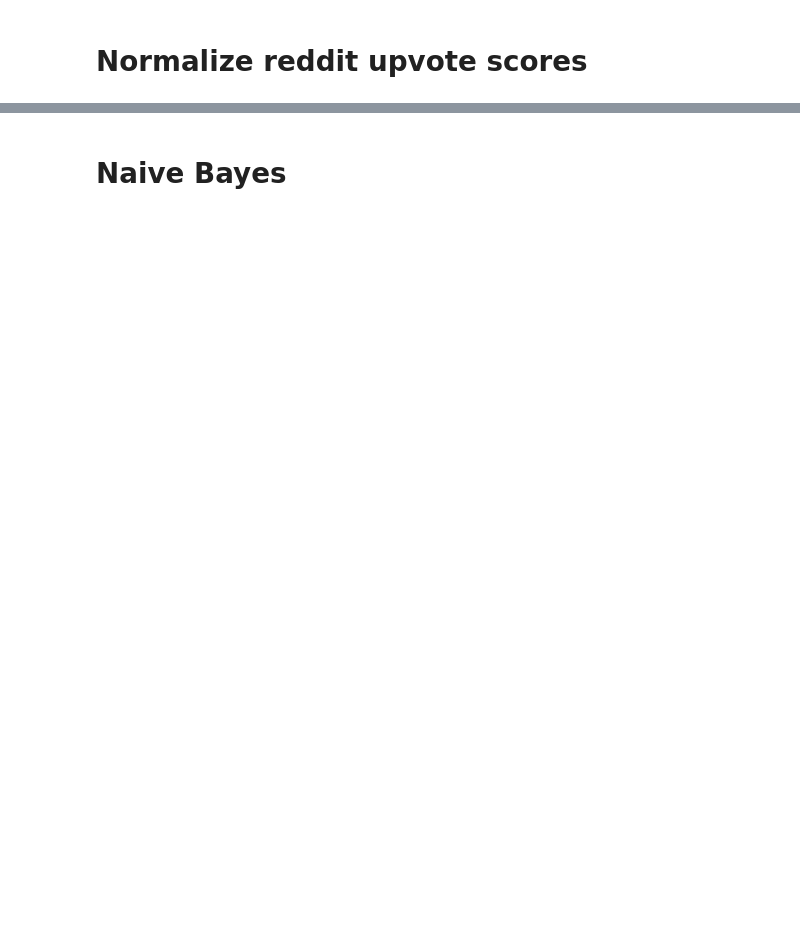
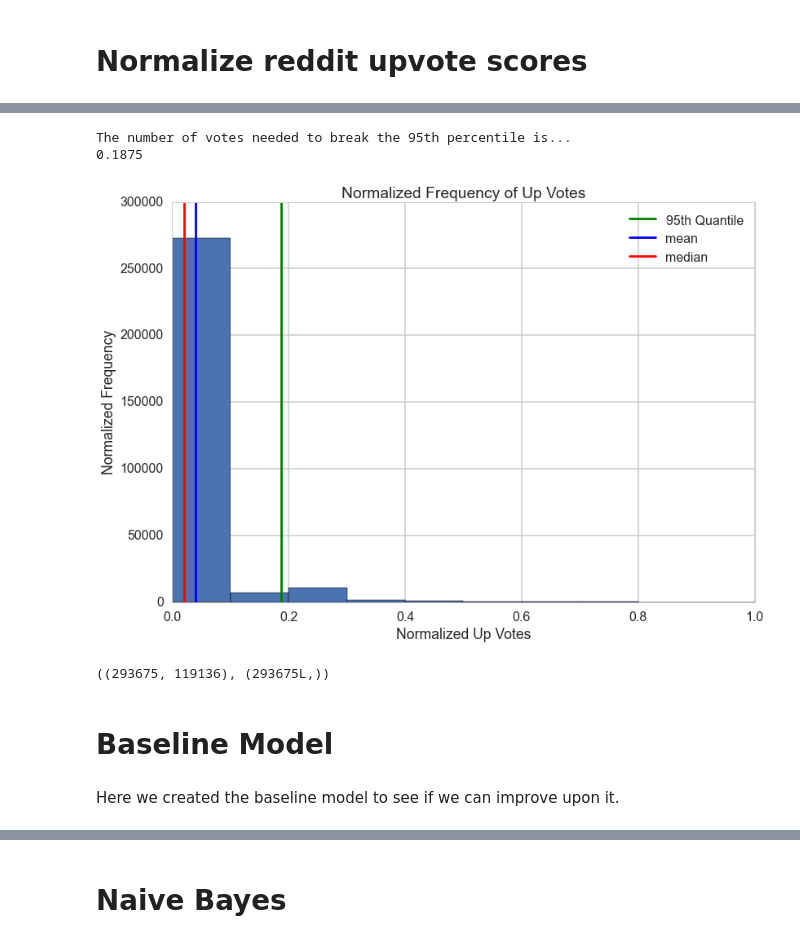
Before and after one commit to UKeeeM/CS109-Project-, a Jupyter notebook: Model.ipynb, the cells around one changed output, grey strips where cells are left out. Cells and saved outputs as stored; diff of their text form; code cells hidden in the pictures; blank space fills up the shorter version.

Commit message:
model

```diff
--- a/Model.ipynb
+++ b/Model.ipynb
@@ -110,0 +179,4 @@ def denormalize_scores(norms, subreddit):
+# %%
+topscores = {}
+for sub in subreddit:
+    topscores[sub] = df[df.subreddit == sub].ups.values.astype(int).max()
@@ -110,0 +203,4 @@ def denormalize_scores(norms, subreddit):
+# %%
+minscores = {}
+for sub in subreddit:
+    minscores[sub] = df[df.subreddit == sub].ups.values.astype(int).min()
@@ -110,0 +231,8 @@ def denormalize_scores(norms, subreddit):
+# %%
+normscore = []
+for row in df.index:
+    try:
+        normscore.append((float(df.ix[row].ups) - (minscores[df.ix[row].subreddit]))/
+         ((topscores[df.ix[row].subreddit]) - (minscores[df.ix[row].subreddit])))
+    except:
+         normscore.append('nan')
@@ -110,0 +250,16 @@ def denormalize_scores(norms, subreddit):
+# %%
+plt.hist(df.normscore)
+plt.xlabel('Normalized Up Votes')
+plt.ylabel('Normalized Frequency')
+plt.title("Normalized Frequency of Up Votes")
+p95 = np.percentile(df.normscore, 95)
+plt.axvline(p95, color='g', label = '95th Quantile')
+plt.axvline(np.average(df.normscore), label = "mean", c = 'b')
+plt.axvline(np.median(df.normscore) , label = "median", c = 'r')
+plt.legend(frameon=False, loc='upper right')
+print "The number of votes needed to break the 95th percentile is..."
+print p95
+# %% [output]
+The number of votes needed to break the 95th percentile is...
+0.1875
+[figure, added]
@@ -121,2 +282,10 @@ def make_xy(df, vectorizer=None):
     return X, y
 X, y = make_xy(df)
+# %%
+X.shape, y.shape
+# %% [output]
+((293675, 119136), (293675L,))
+# %% [markdown]
+# Baseline Model
+# %% [markdown]
+Here we created the baseline model to see if we can improve upon it.
```
Also changed, not shown: parts of 70 cells of this notebook, 1 other file.
